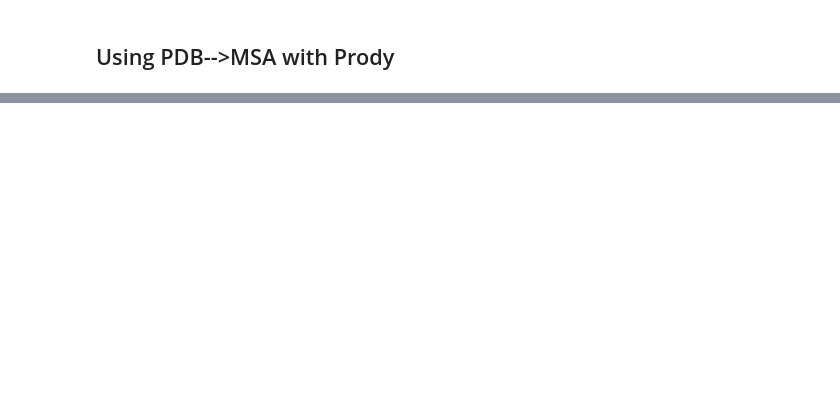
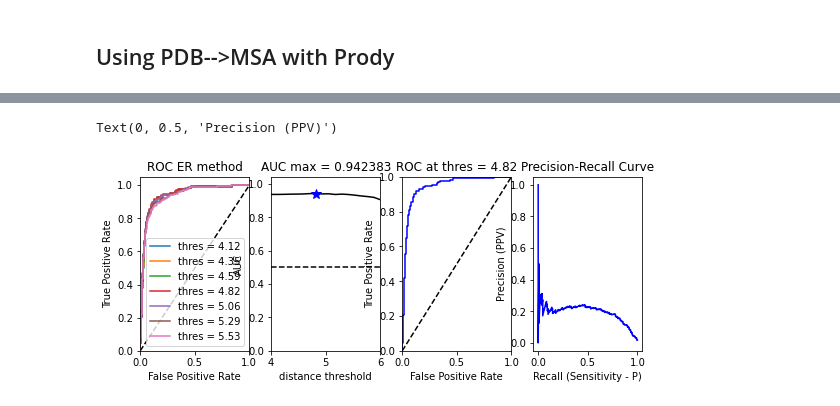
Before and after one commit to evancresswell/DCA_ER, a Jupyter notebook: PDB_MSA_link.ipynb, the cells around one changed output, grey strips where cells are left out. Drawn from its saved outputs; the diff is of its cells as text; code cells hidden in the pictures; blank space fills up the shorter version.

```diff
--- a/PDB_MSA_link.ipynb
+++ b/PDB_MSA_link.ipynb
@@ -263,0 +415,3 @@ pdb2msa(pdb_path)
+# %%
+ct, ct_full, n_amino_full, poly_seq_curated, poly_seq_range, poly_seq, pp_ca_coords_curated, pp_ca_coords_full_range =  \
+contact_map_pdb2msa(pdb2msa_row[1], pdb_out_path, removed_cols, pdb_out_dir=pdb_dir, printing=True)
@@ -263,0 +473,72 @@ pdb2msa(pdb_path)
+# %%
+from ecc_tools import roc_curve, roc_curve_new, precision_curve
+# find optimal threshold of distance
+ct_thres = np.linspace(4.,6.,18,endpoint=True)
+n = ct_thres.shape[0]
+
+
+# Initialize plotting
+iplot = [1,3,5,7,9,11,13]
+plt.figure(figsize=(9.0,3.2))
+
+# Initalize ROC-curve tile
+plt.subplot2grid((1,4),(0,0))
+plt.title('ROC various thres')
+plt.plot([0,1],[0,1],'k--')
+
+ct_mat = ct
+
+
+auc_ER = np.zeros(n)
+for i in range(n):
+    try:
+        fpr, tpr, thresholds, auc = roc_curve_new(ct_mat, ER_di, ct_thres[i])
+        if i in iplot:
+            plt.plot(fpr, tpr, label='thres = %3.2f'%ct_thres[i])
+        auc_ER[i] = auc
+    except:
+        auc_ER[i] = 0
+
+# Get ER method's best contact prediction
+i0_ER = np.argmax(auc_ER)
+print('ER auc max:',ct_thres[i0_ER],auc_ER[i0_ER])
+fpr0_ER, tpr0_ER, thresholds_ER, auc = roc_curve_new(ct_mat, ER_di, ct_thres[i0_ER])
+
+# ROC-curve tile settings
+plt.xlim([0.0, 1.0])
+plt.ylim([0.0, 1.05])
+plt.xlabel("False Positive Rate")
+plt.ylabel("True Positive Rate")
+plt.title("ROC ER method")
+plt.legend(loc="lower right")
+
+
+# Plot ROC, AUC and Precision for best ER contact prediction
+# AUC
+plt.subplot2grid((1,4),(0,1))
+plt.title('AUC max = %f' %(auc_ER[i0_ER]))
+plt.plot([ct_thres.min(),ct_thres.max()],[0.5,0.5],'k--')
+plt.plot(ct_thres,auc_ER,'k-')
+plt.plot(ct_thres[i0_ER],auc_ER[i0_ER], 'b*', markersize=10.)
+plt.xlim([ct_thres.min(),ct_thres.max()])
+plt.ylim([0,auc_ER.max()+0.1])
+plt.xlabel('distance threshold')
+plt.ylabel('AUC')
+# ROC
+plt.subplot2grid((1,4),(0,2))
+plt.title('ROC at thres = %3.2f'%(ct_thres[i0_ER]))
+plt.plot(fpr0_ER,tpr0_ER,'b-')
+plt.plot([0,1],[0,1],'k--')
+plt.xlim([0,1])
+plt.ylim([0,1])
+plt.xlabel('False Positive Rate')
+plt.ylabel('True Positive Rate')
+# Precision-Recall
+plt.subplot2grid((1,4),(0,3))
+plt.title('Precision-Recall Curve')
+precision_ER, recall_ER, threshold = precision_curve(ct_mat, ER_di, ct_thres[i0_ER])
+print('\nContact threshold: ', ct_thres[i0_ER])
+plt.plot( recall_ER, precision_ER, 'b-', label='thres = %s'%ct_thres[i0_ER])
+plt.xlabel('Recall (Sensitivity - P)')
+plt.ylabel('Precision (PPV)')
+# %% [output]
@@ -263,0 +562,2 @@ pdb2msa(pdb_path)
+Text(0, 0.5, 'Precision (PPV)')
+[figure, added]
```
Also changed, not shown: parts of 23 cells of this notebook, 7 other files.
